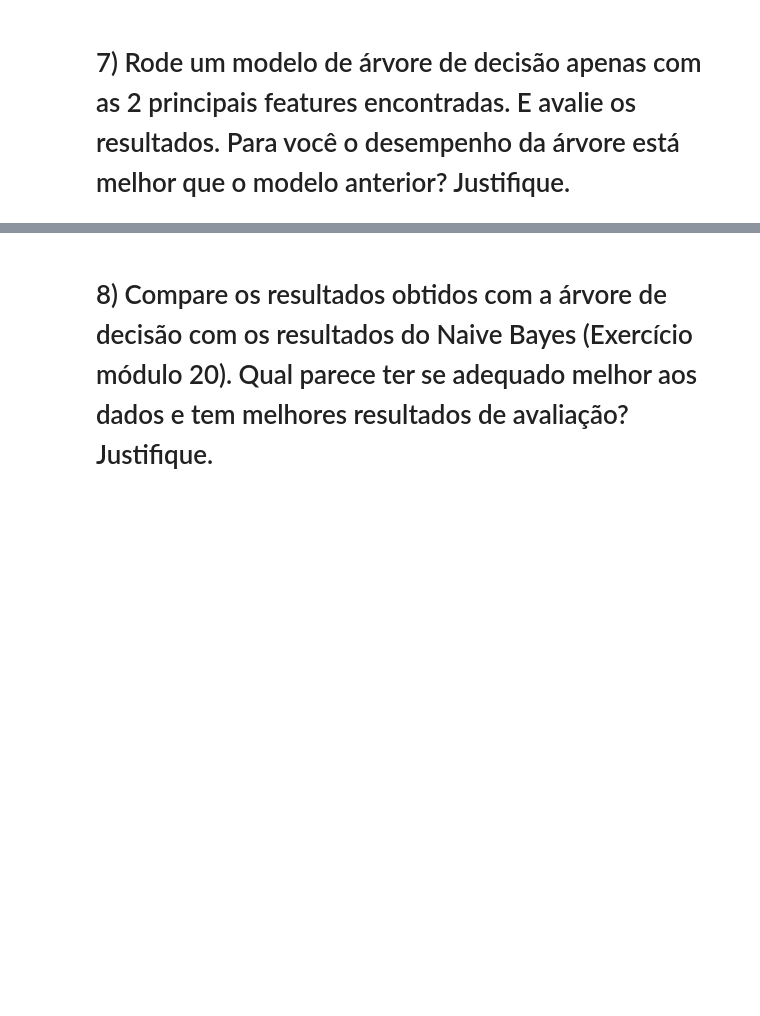
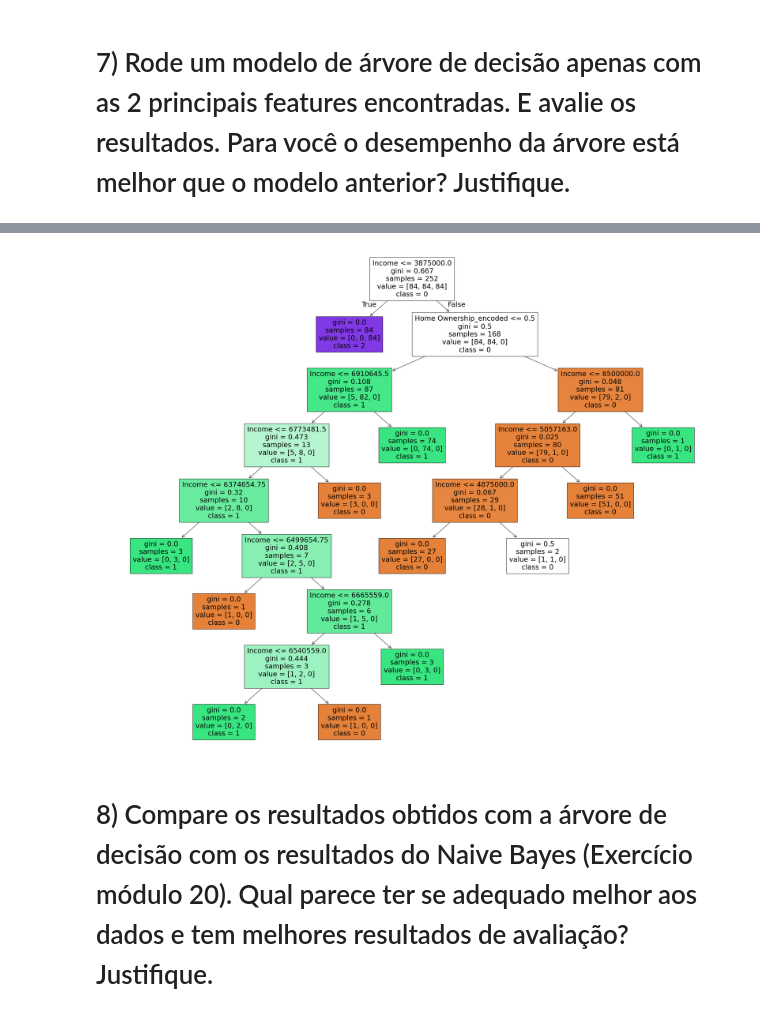
Before and after one commit to TierryW/Ciencia_de_Dados, a Jupyter notebook: Arvore_Decisao/Profissao Cientista de Dados M21 Pratique.ipynb, the cells around one changed output, grey strips where cells are left out. Saved outputs shown, nothing was run; the diff lists cells and outputs as text; code cells hidden in the pictures; blank space fills up the shorter version.

```diff
--- a/Arvore_Decisao/Profissao Cientista de Dados M21 Pratique.ipynb
+++ b/Arvore_Decisao/Profissao Cientista de Dados M21 Pratique.ipynb
@@ -160,0 +157,6 @@ plt.show()
+# %%
+X_train_reduzido = X_train[['Home Ownership_encoded', 'Income']]
+X_test_reduzido = X_test[['Home Ownership_encoded', 'Income']]
+# %%
+arvore_reduzido = DecisionTreeClassifier (criterion = 'gini', random_state = 0)
+arvore_reduzido.fit(X_train_reduzido, y_train)
@@ -161,3 +182,9 @@ plt.show()
+# %%
+plt.figure(figsize=(35,28))
+plot_tree(arvore_reduzido, filled=True, feature_names=X_train_reduzido.columns, class_names=['0', '1', '2'])
+plt.show()
+# %% [output]
+[figure, added]
 # %% [markdown]
 # 8) Compare os resultados obtidos com a árvore de decisão com os resultados do Naive Bayes (Exercício módulo 20). Qual parece ter se adequado melhor aos dados e tem melhores resultados de avaliação? Justifique.
 # %%
```
Also changed, not shown: parts of 5 cells of this notebook.
